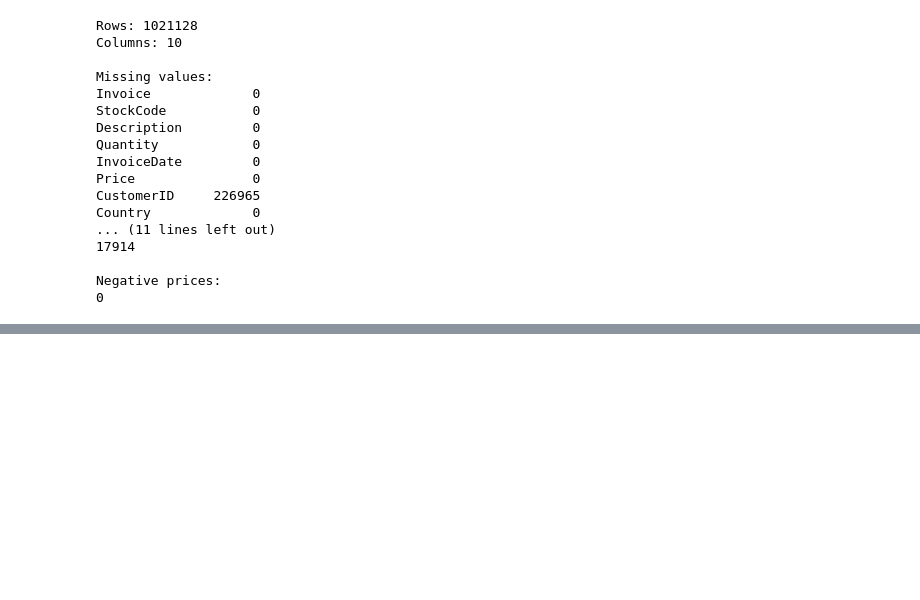
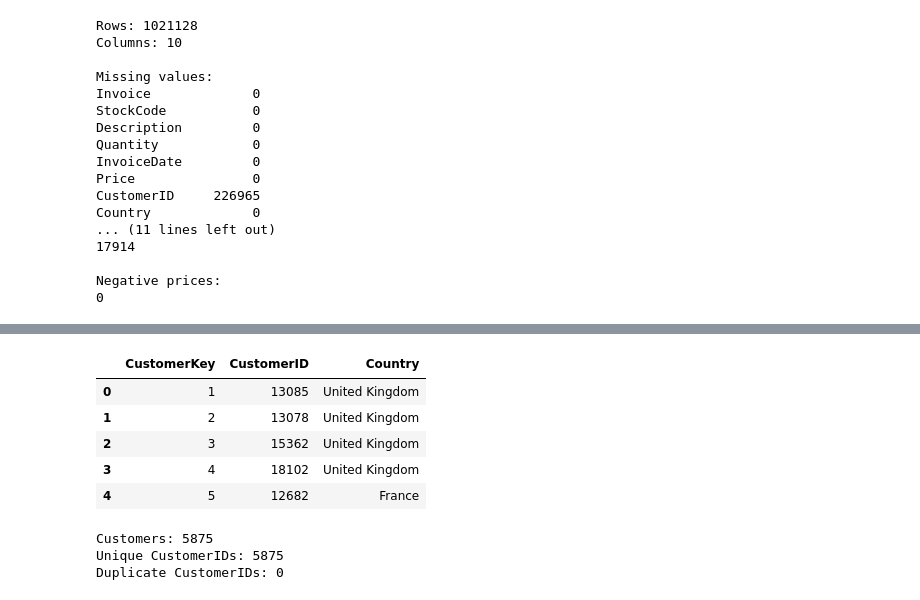
Before and after one commit to aryann003/retail-analytics-pipeline, a Jupyter notebook: notebooks/02_cleaning.ipynb, the cells around one changed output, grey strips where cells are left out. Cells and saved outputs as stored; diff of their text form; code cells hidden in the pictures; blank space fills up the shorter version.

```diff
--- a/notebooks/02_cleaning.ipynb
+++ b/notebooks/02_cleaning.ipynb
@@ -712,0 +754,32 @@ analysis_df.to_csv(
+# %%
+dim_customer = (
+    analysis_df[
+        ["CustomerID", "Country"]
+    ].dropna(subset=["CustomerID"]).drop_duplicates(subset=["CustomerID"])
+    .reset_index(drop=True)
+)
+# %%
+dim_customer["CustomerKey"] = range(
+    1,len(dim_customer) +1
+)
+# %%
+dim_customer = dim_customer[
+    ["CustomerKey", "CustomerID", "Country"]
+]
+# %%
+dim_customer.head()
+# %% [output]
+|  | CustomerKey | CustomerID | Country |
+| 0 | 1 | 13085 | United Kingdom |
+| 1 | 2 | 13078 | United Kingdom |
+| 2 | 3 | 15362 | United Kingdom |
+| 3 | 4 | 18102 | United Kingdom |
+| 4 | 5 | 12682 | France |
+# %%
+print("Customers:", len(dim_customer))
+print("Unique CustomerIDs:", dim_customer["CustomerID"].nunique())
+print("Duplicate CustomerIDs:", dim_customer["CustomerID"].duplicated().sum())
+# %% [output]
+Customers: 5875
+Unique CustomerIDs: 5875
+Duplicate CustomerIDs: 0
```
Also changed, not shown: parts of 46 cells of this notebook, 5 other files.
